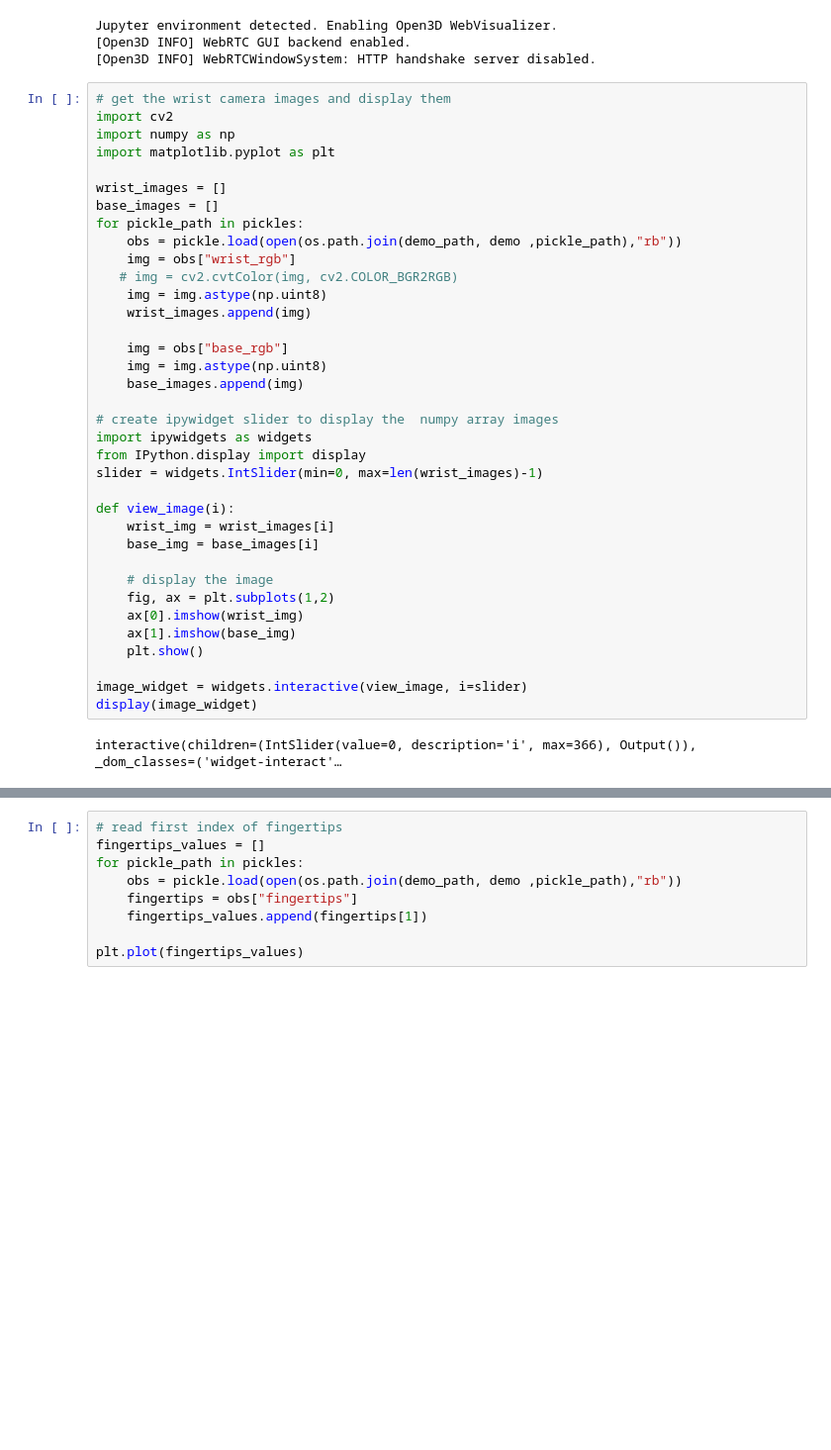
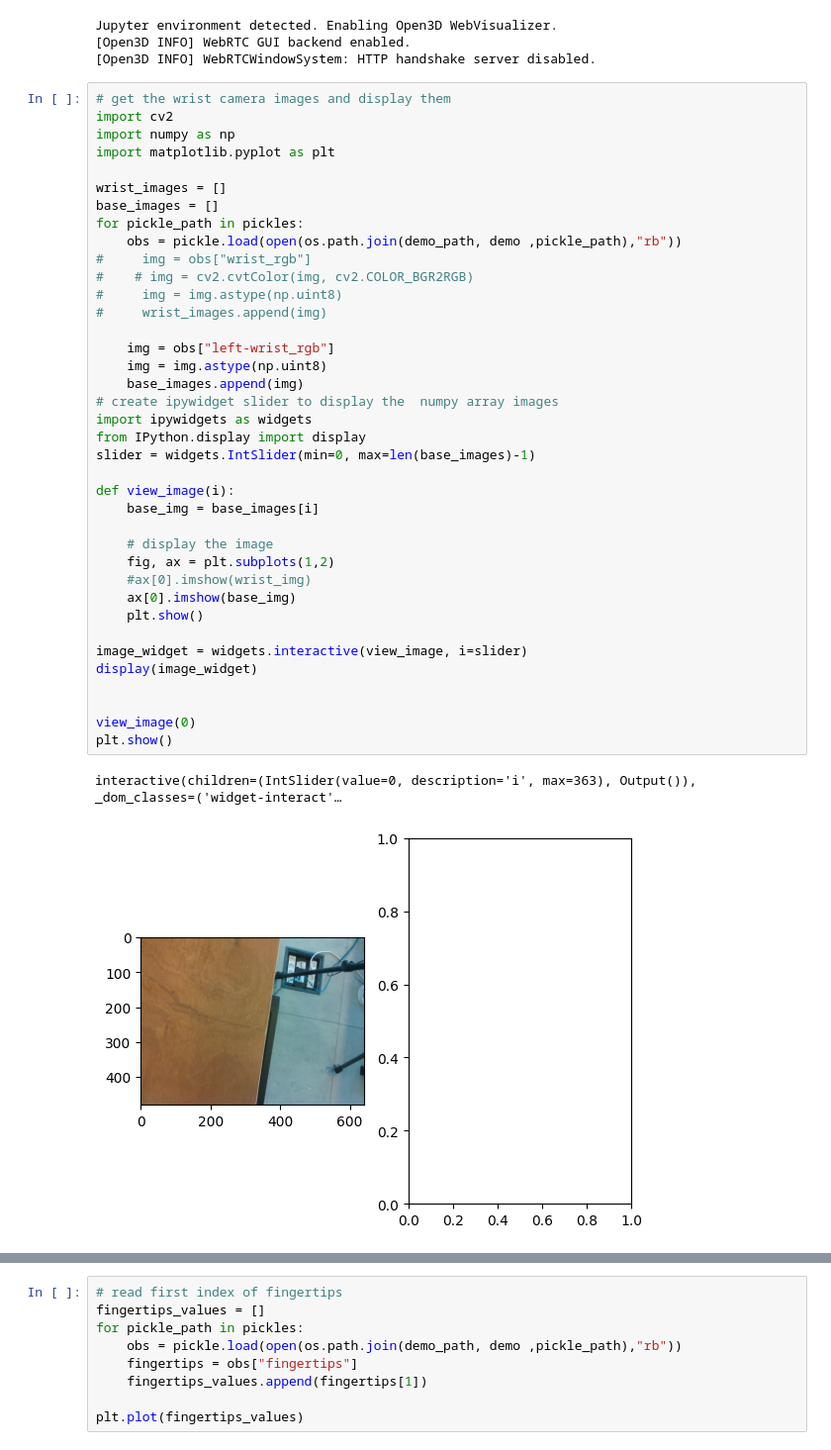
Before and after one commit to tlpss/gello_software, a Jupyter notebook: gello/data_utils/explore_pickle.ipynb, the cells around one changed output, grey strips where cells are left out. Shown: that part at 99% size. Cells and saved outputs as stored; diff of their text form; blank space fills up the shorter version.

```diff
--- a/gello/data_utils/explore_pickle.ipynb
+++ b/gello/data_utils/explore_pickle.ipynb
@@ -70,41 +74,44 @@ Jupyter environment detected. Enabling Open3D WebVisualizer.
 # %%
 # get the wrist camera images and display them
 import cv2
 import numpy as np
 import matplotlib.pyplot as plt
 
 wrist_images = []
 base_images = []
 for pickle_path in pickles:
     obs = pickle.load(open(os.path.join(demo_path, demo ,pickle_path),"rb"))
-    img = obs["wrist_rgb"]
-   # img = cv2.cvtColor(img, cv2.COLOR_BGR2RGB)
-    img = img.astype(np.uint8)
-    wrist_images.append(img)
+#     img = obs["wrist_rgb"]
+#    # img = cv2.cvtColor(img, cv2.COLOR_BGR2RGB)
+#     img = img.astype(np.uint8)
+#     wrist_images.append(img)
 
-    img = obs["base_rgb"]
+    img = obs["left-wrist_rgb"]
     img = img.astype(np.uint8)
     base_images.append(img)
-
 # create ipywidget slider to display the  numpy array images
 import ipywidgets as widgets
 from IPython.display import display
-slider = widgets.IntSlider(min=0, max=len(wrist_images)-1)
+slider = widgets.IntSlider(min=0, max=len(base_images)-1)
 
 def view_image(i):
-    wrist_img = wrist_images[i]
     base_img = base_images[i]
 
     # display the image
     fig, ax = plt.subplots(1,2)
-    ax[0].imshow(wrist_img)
-    ax[1].imshow(base_img)
+    #ax[0].imshow(wrist_img)
+    ax[0].imshow(base_img)
     plt.show()
 
 image_widget = widgets.interactive(view_image, i=slider)
 display(image_widget)
+
+
+view_image(0)
+plt.show()
 # %% [output]
-interactive(children=(IntSlider(value=0, description='i', max=366), Output()), _dom_classes=('widget-interact'…
+interactive(children=(IntSlider(value=0, description='i', max=363), Output()), _dom_classes=('widget-interact'…
+[figure, added]
 # %%
 # visualize the FT wrench timeseries
 
```
Also changed, not shown: parts of 5 cells of this notebook, 5 other files.
